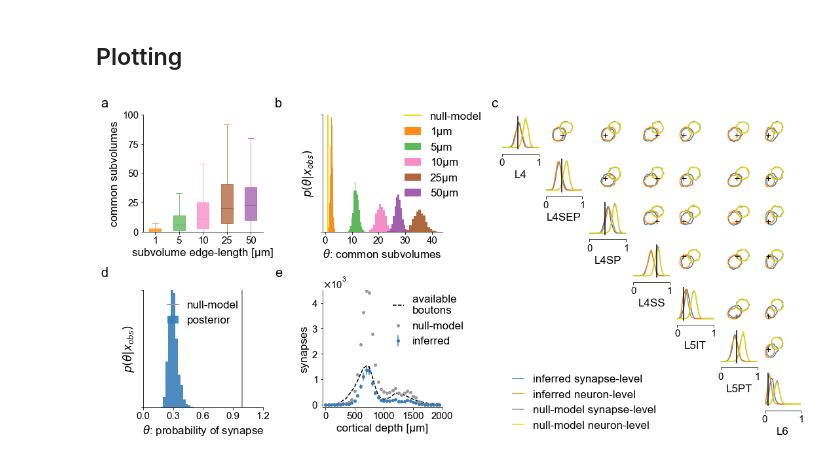
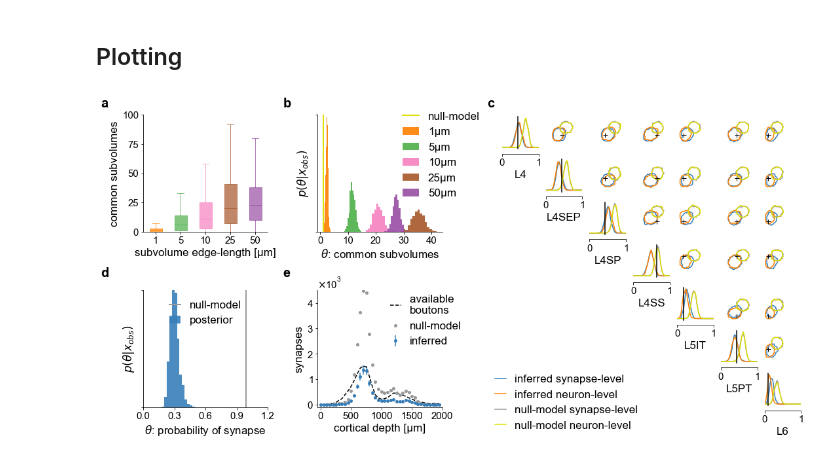
Before and after one commit to mackelab/sbi-for-connectomics, a Jupyter notebook: figures/fig5/figure5-sbi_with_rule_variants.ipynb, the cells around one changed output. Cells and saved outputs as stored; diff of their text form; code cells hidden in the pictures.

Commit message:
update figure 5.

```diff
--- a/figures/fig5/figure5-sbi_with_rule_variants.ipynb
+++ b/figures/fig5/figure5-sbi_with_rule_variants.ipynb
@@ -226,7 +226,7 @@ alpha=0.9
 handlelength = 1.
 
 # First column
-grid1 = outer_grid[0, 0].subgridspec(2, 2, wspace=0.5, hspace=.5)
+grid1 = outer_grid[0, 0].subgridspec(2, 2, wspace=0.4, hspace=.5)
 ax1 = grid1.subplots()
 # second columns
 grid2 = outer_grid[0, 1].subgridspec(7, 7, wspace=0.2, hspace=.2)
@@ -307,7 +307,7 @@ plt.legend(["inferred synapse-level",
             "null-model neuron-level",
            ],
            handlelength=handlelength,
-           bbox_to_anchor=(4.5, -6));
+           bbox_to_anchor=(4., -6));
 
 ax = ax1[1, 1]
 plt.sca(ax)
@@ -333,36 +333,36 @@ ax.set_ylabel(r'synapses')
 ax.set_xlabel(r'cortical depth [µm]')
 plt.legend(handlelength=handlelength,
            bbox_to_anchor=(.5, 1.05),
 #            markerfirst=False,
            frameon=False,
           )
 num_ticks = 5
 
 from matplotlib import ticker
 formatter = ticker.ScalarFormatter(useMathText=True)
 formatter.set_scientific(True)
 formatter.set_powerlimits((-1,1))
 ax.yaxis.set_major_formatter(formatter)
 
 plt.ylim(-100, 4500)
 plt.yticks(np.linspace(0, 4000, num_ticks))
 # plt.yscale("log")
 plt.xlim(-50, 2000)
 plt.xticks(np.linspace(0, 2000, num_ticks))
 
 # Add Letters.
-weight = "regular"
+weight = "bold"
 fontsize = 20
 x = 0.075
 y = 0.92
 dy = .47
-dx = 0.28
+dx = 0.29
 fig.text(x, y, "a", fontsize=fontsize, fontweight=weight)
 fig.text(dx, y, "b", fontsize=fontsize, fontweight=weight)
-fig.text(dx + 0.255, y, "c", fontsize=fontsize, fontweight=weight);
+fig.text(dx + 0.24, y, "c", fontsize=fontsize, fontweight=weight);
 fig.text(x, dy, "d", fontsize=fontsize, fontweight=weight)
 fig.text(dx, dy, "e", fontsize=fontsize, fontweight=weight);
 # %% [output]
-[figure, old version]
+[figure, new version]
 # %%
 fig.savefig("figure5-sbi_with_rule_variants.png", dpi=300, bbox_inches='tight')
```
Also changed, not shown: 1 other file.
